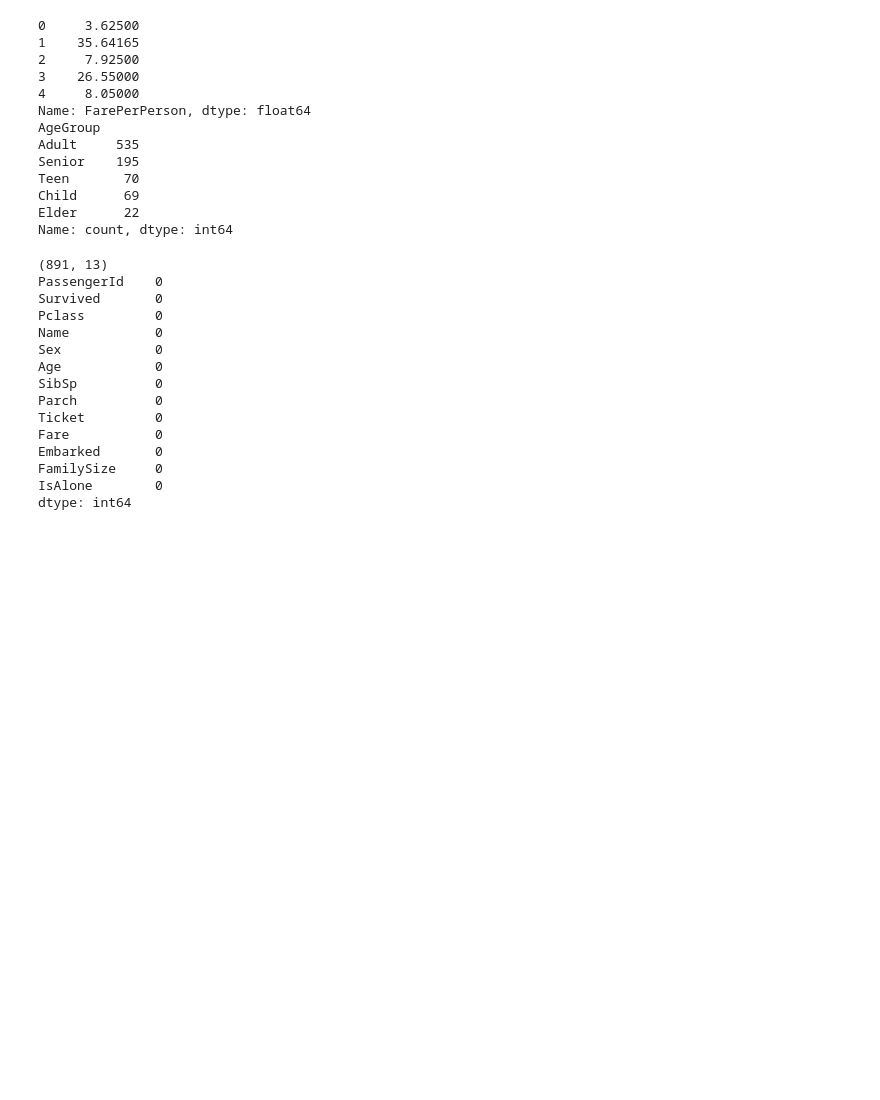
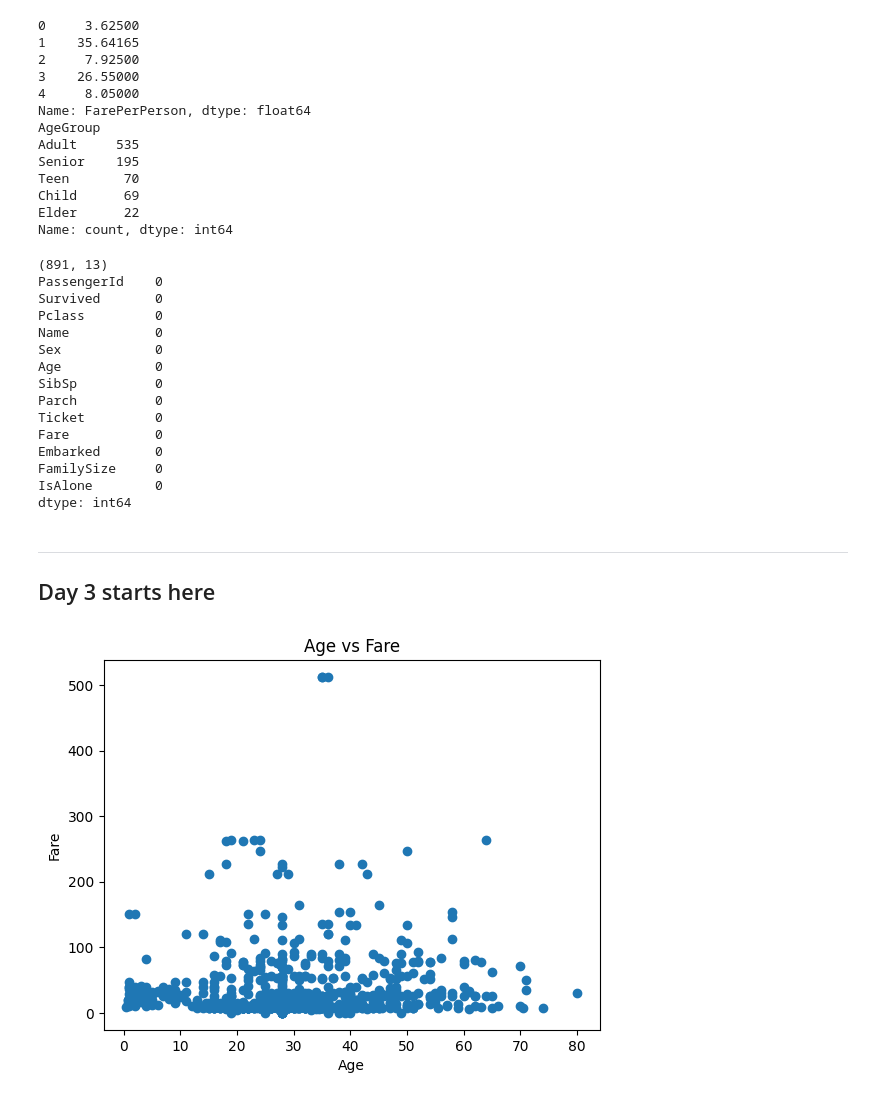
Before and after one commit to Logadheep/LevelUp, a Jupyter notebook: day02_data_cleaning.ipynb, the cells around one changed output. Cells and saved outputs as stored; diff of their text form; code cells hidden in the pictures; blank space fills up the shorter version.

Commit message:
Day 3 - Not consistent but never giving up - Plotting and visualization for the day

```diff
--- a/day02_data_cleaning.ipynb
+++ b/day02_data_cleaning.ipynb
@@ -223,6 +223,7 @@ def clean_titanic(df):
 
     return df
 
+df = pd.read_csv(file_path)
 df_clean = clean_titanic(df)
 print(df_clean.shape)
 print(df_clean.isnull().sum())
@@ -242,3 +243,18 @@ Embarked       0
 FamilySize     0
 IsAlone        0
 dtype: int64
+# %% [markdown]
+---------------------------------------
+Day 3 starts here
+---------------------------------------
+# %%
+import matplotlib.pyplot as plt
+
+# Age vs Fare
+plt.scatter(df_clean['Age'], df_clean['Fare'])
+plt.xlabel('Age')
+plt.ylabel('Fare')
+plt.title('Age vs Fare')
+plt.show()
+# %% [output]
+[figure, added]
```
Also changed, not shown: parts of 8 cells of this notebook, 1 other file.
